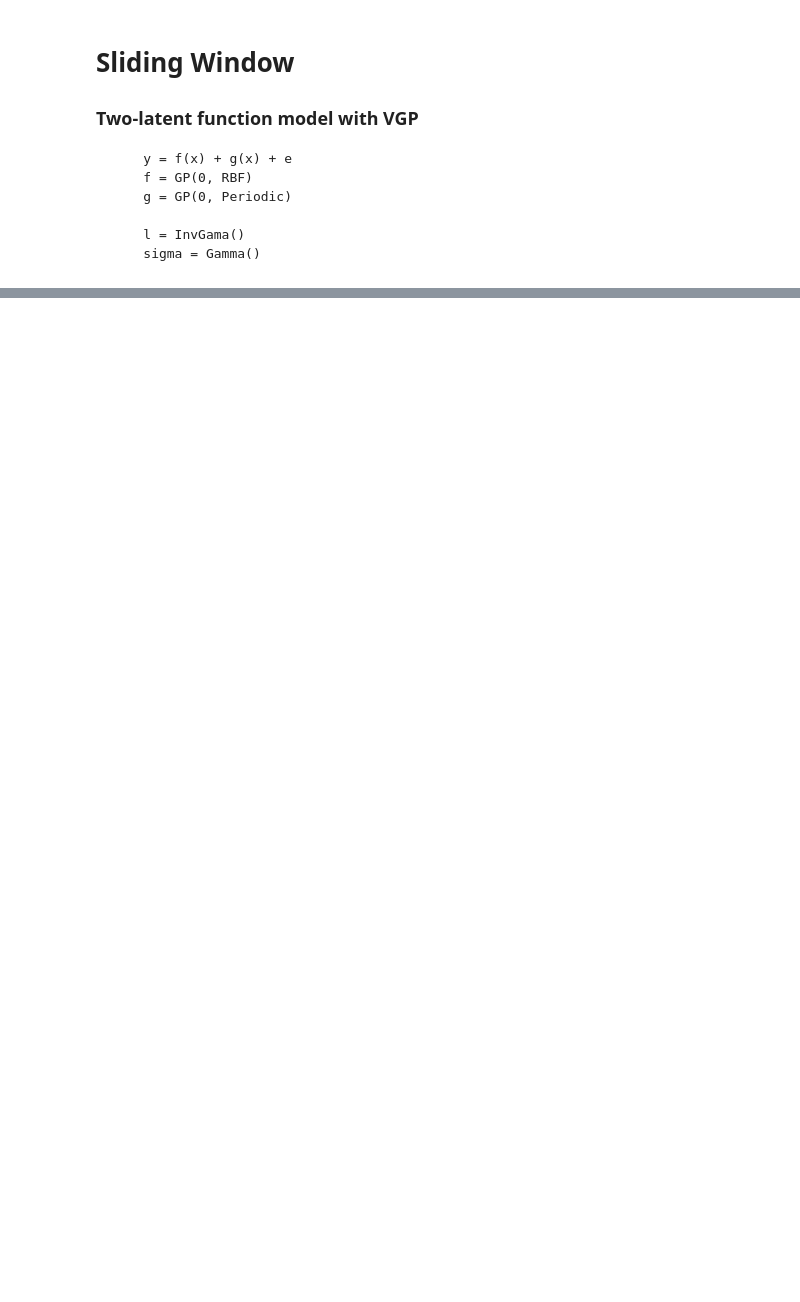
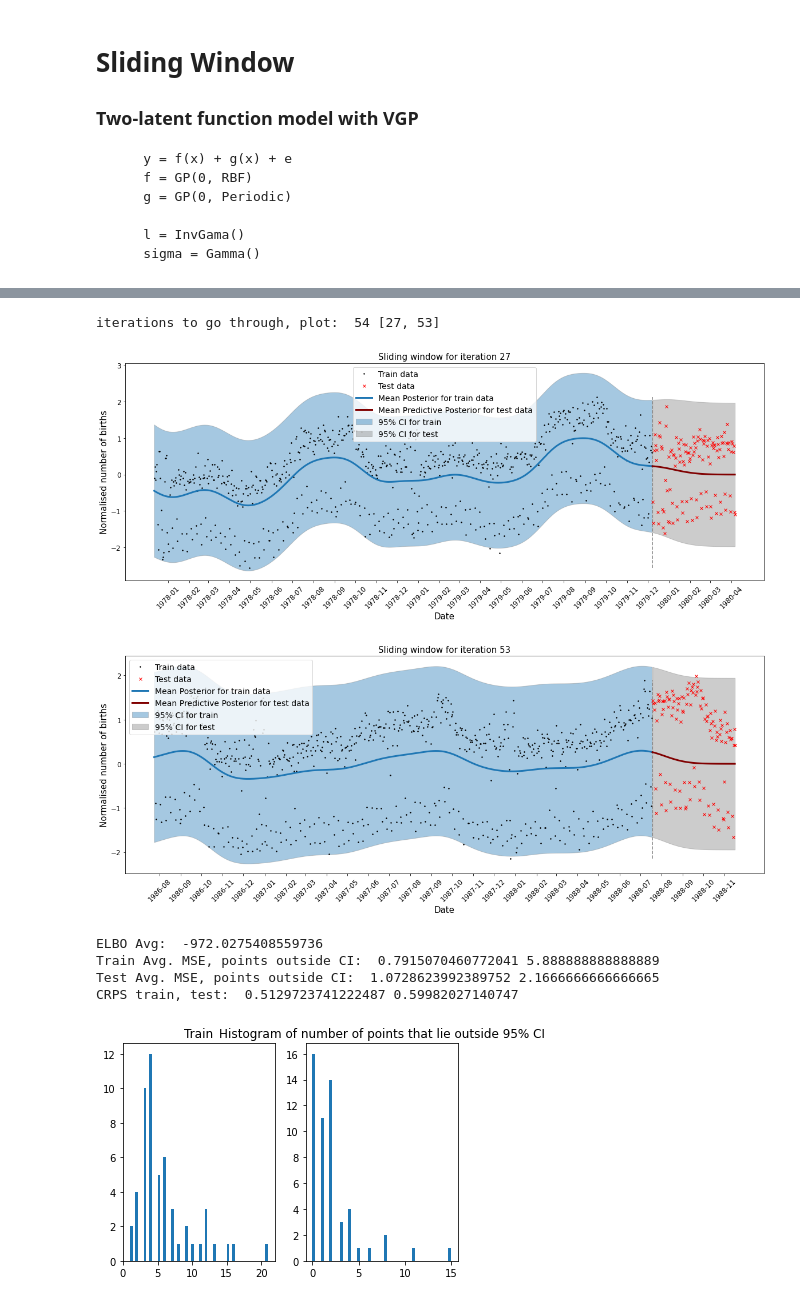
Before and after one commit to CristinaNogRod/GaussianProcesses-TimeSeries, a Jupyter notebook: notebooks/GPFlow/additive_VGP_slidingWindow.ipynb, the cells around one changed output, grey strips where cells are left out. Saved outputs shown, nothing was run; the diff lists cells and outputs as text; code cells hidden in the pictures; blank space fills up the shorter version.

```diff
--- a/notebooks/GPFlow/additive_VGP_slidingWindow.ipynb
+++ b/notebooks/GPFlow/additive_VGP_slidingWindow.ipynb
@@ -177,0 +202,11 @@ def slidingwindow_alg(splits, window_size, epochs=50, l0=77, p=365):
+# %%
+slidingwindow_alg(60, 6, epochs=30, l0=30, p=77, l1=30)
+# %% [output]
+iterations to go through, plot:  54 [27, 53]
+[figure, added]
+[figure, added]
+ELBO Avg:  -972.0275408559736
+Train Avg. MSE, points outside CI:  0.7915070460772041 5.888888888888889
+Test Avg. MSE, points outside CI:  1.0728623992389752 2.1666666666666665
+CRPS train, test:  0.5129723741222487 0.59982027140747
+[figure, added]
```
Also changed, not shown: parts of 21 cells of this notebook, 14 other files.
